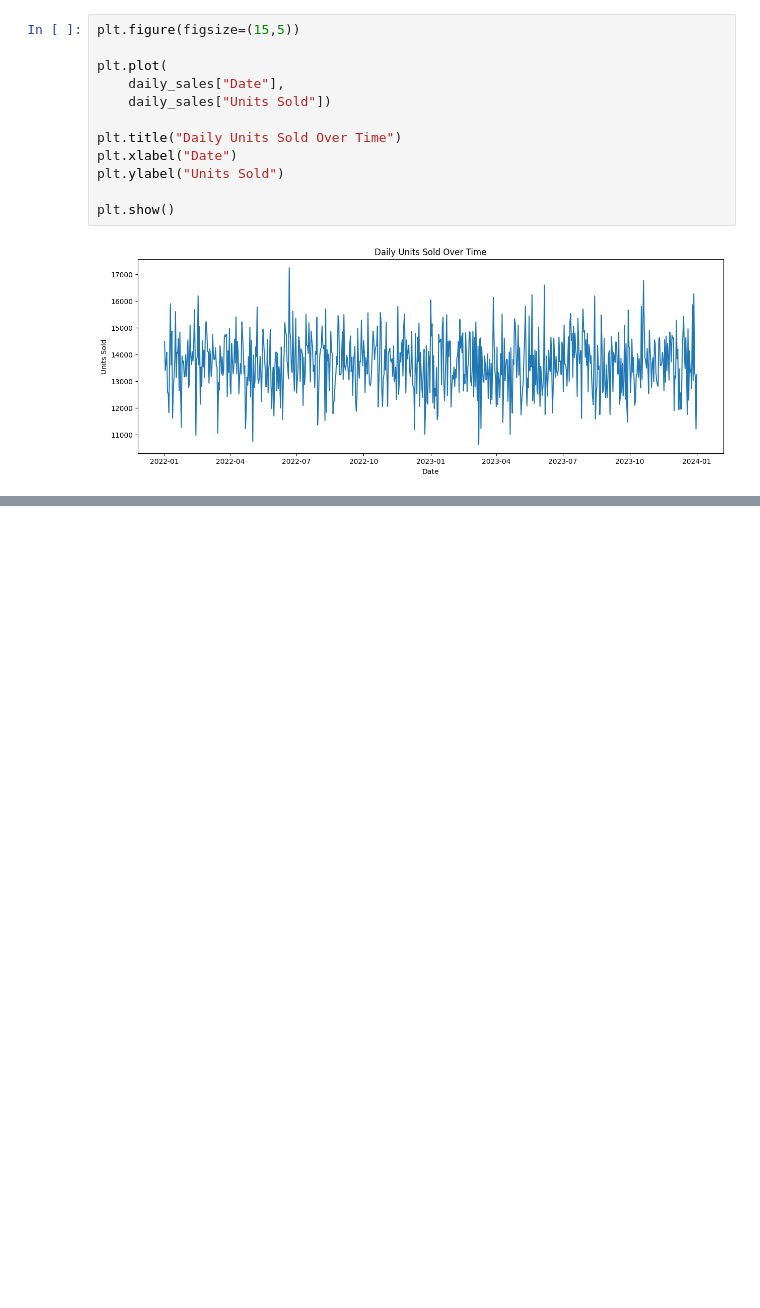
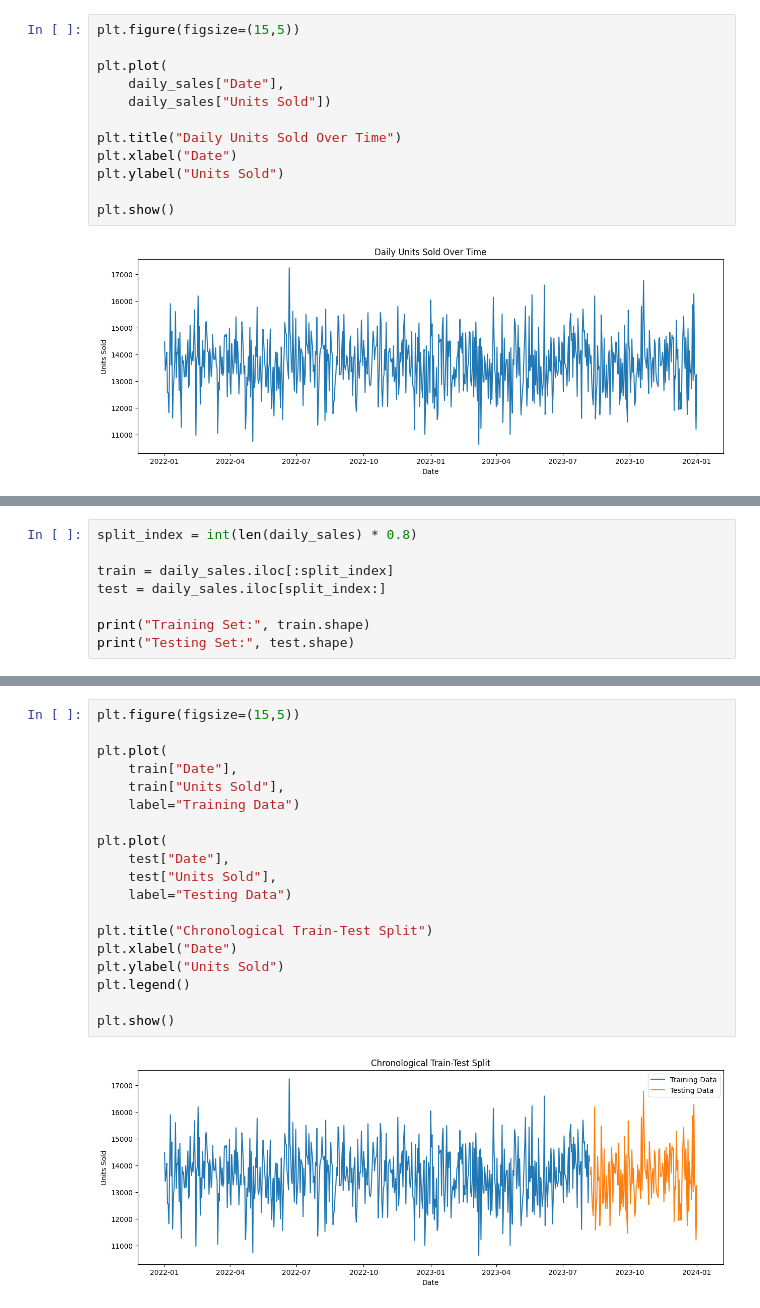
Before and after one commit to Adithyan-7/supply-chain-demand-forecasting, a Jupyter notebook: notebooks/04_demand_forecasting.ipynb, the cells around one changed output, grey strips where cells are left out. Saved outputs shown, nothing was run; the diff lists cells and outputs as text; blank space fills up the shorter version.

Commit message:
feat: split daily sales data into training and testing sets

```diff
--- a/notebooks/04_demand_forecasting.ipynb
+++ b/notebooks/04_demand_forecasting.ipynb
@@ -65,0 +74,8 @@ plt.show()
+# %%
+split_index = int(len(daily_sales) * 0.8)
+
+train = daily_sales.iloc[:split_index]
+test = daily_sales.iloc[split_index:]
+
+print("Training Set:", train.shape)
+print("Testing Set:", test.shape)
@@ -65,0 +112,21 @@ plt.show()
+# %%
+plt.figure(figsize=(15,5))
+
+plt.plot(
+    train["Date"],
+    train["Units Sold"],
+    label="Training Data")
+
+plt.plot(
+    test["Date"],
+    test["Units Sold"],
+    label="Testing Data")
+
+plt.title("Chronological Train-Test Split")
+plt.xlabel("Date")
+plt.ylabel("Units Sold")
+plt.legend()
+
+plt.show()
+# %% [output]
+[figure, added]
```
Also changed, not shown: parts of 4 cells of this notebook, 1 other file.
